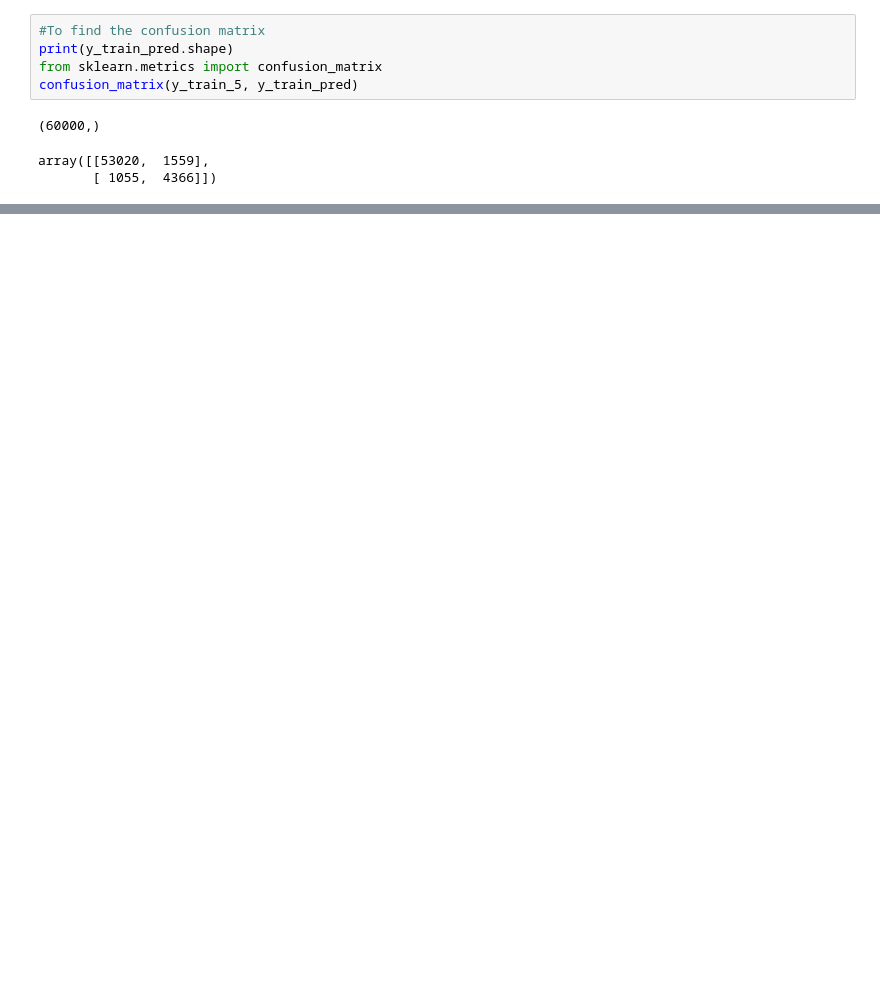
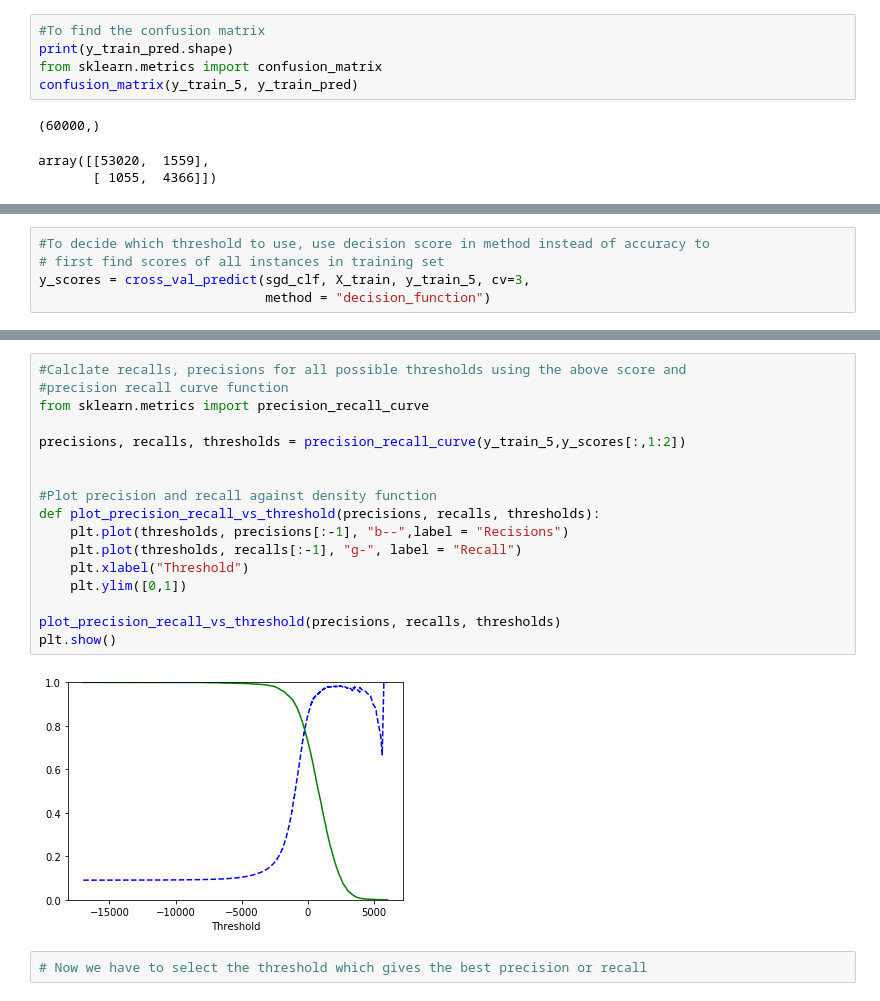
Before and after one commit to nm4archana/Hands-On-Machine-Learning, a Jupyter notebook: Chapter2/MNIST.py.ipynb, the cells around one changed output, grey strips where cells are left out. Drawn from its saved outputs; the diff is of its cells as text; blank space fills up the shorter version.

```diff
--- a/Chapter2/MNIST.py.ipynb
+++ b/Chapter2/MNIST.py.ipynb
@@ -187,0 +250,5 @@ array([[53020,  1559],
+# %%
+#To decide which threshold to use, use decision score in method instead of accuracy to
+# first find scores of all instances in training set
+y_scores = cross_val_predict(sgd_clf, X_train, y_train_5, cv=3,
+                             method = "decision_function")
@@ -187,0 +265,21 @@ array([[53020,  1559],
+# %%
+#Calclate recalls, precisions for all possible thresholds using the above score and
+#precision recall curve function
+from sklearn.metrics import precision_recall_curve
+
+precisions, recalls, thresholds = precision_recall_curve(y_train_5,y_scores[:,1:2])
+
+
+#Plot precision and recall against density function
+def plot_precision_recall_vs_threshold(precisions, recalls, thresholds):
+    plt.plot(thresholds, precisions[:-1], "b--",label = "Recisions")
+    plt.plot(thresholds, recalls[:-1], "g-", label = "Recall")
+    plt.xlabel("Threshold")
+    plt.ylim([0,1])
+
+plot_precision_recall_vs_threshold(precisions, recalls, thresholds)
+plt.show()
+# %% [output]
+[figure, added]
+# %%
+# Now we have to select the threshold which gives the best precision or recall
```
Also changed, not shown: parts of 16 cells of this notebook.
